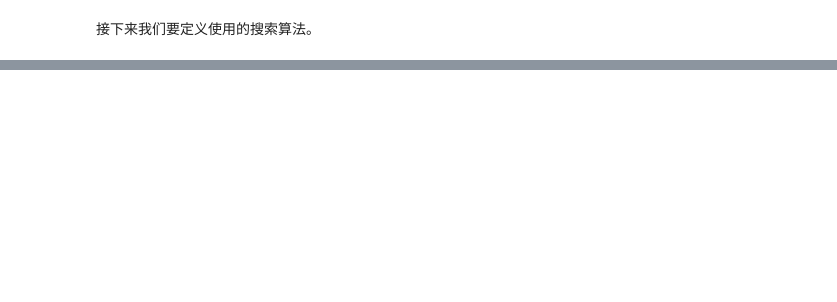
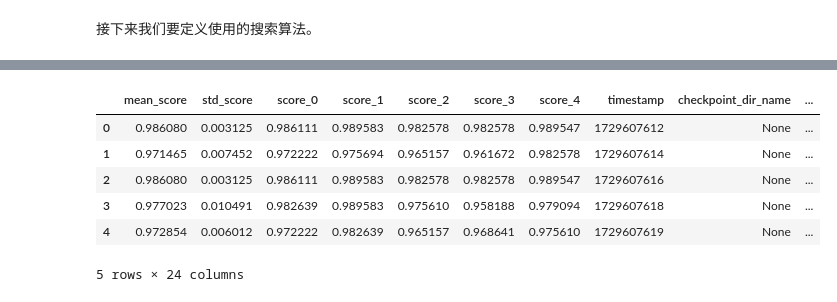
Before and after one commit to Open-Book-Studio/THU-Coursework-Machine-Learning-for-Big-Data, a Jupyter notebook: notebooks/coding_projects/P1_KNN/kd_tree.ipynb, the cells around one changed output, grey strips where cells are left out. Saved outputs shown, nothing was run; the diff lists cells and outputs as text; code cells hidden in the pictures; blank space fills up the shorter version.

```diff
--- a/notebooks/coding_projects/P1_KNN/kd_tree.ipynb
+++ b/notebooks/coding_projects/P1_KNN/kd_tree.ipynb
@@ -375,14 +395,15 @@ search_space = dict(
     # np.random.shuffle(indices)
     # scores = cross_val_score(knn, X_train, y_train, cv=5, scoring='accuracy')
 # %%
+#| export
 # from sklearn.model_selection import cross_val_score
 from sklearn.neighbors import KNeighborsClassifier
 from sklearn.model_selection import KFold
-def evaluate_knn(random_state:int, weights:str, n_neighbors:int, distance_metric:str):
+def evaluate_knn(weights:str, n_neighbors:int, distance_metric:str, random_seed:int = 42):
     knn = KNeighborsClassifier(n_neighbors=n_neighbors, weights=weights, metric=distance_metric)
 
-    # 初始化KFold
-    kf = KFold(n_splits=5, shuffle=True, random_state=random_state)
+    # 使用k fold交叉验证，相当于做了5次独立实验。
+    kf = KFold(n_splits=5, shuffle=True, random_state=random_seed)
 
     # 初始化存储每次交叉验证的分数
     scores = []
@@ -405,7 +426,7 @@ def evaluate_knn(random_state:int, weights:str, n_neighbors:int, distance_metric
         # 计算准确率
         score = accuracy_score(y_test_fold, y_pred)
         scores.append(score)
-    return sum(scores)/len(scores)
+    return scores
 # 测试下函数能不能跑
-evaluate_knn(random_state=43, weights='uniform', n_neighbors=5, distance_metric='euclidean')
+evaluate_knn(random_seed=43, weights='uniform', n_neighbors=5, distance_metric='euclidean')
 # %% [output]
@@ -413,7 +438,12 @@ evaluate_knn(random_state=43, weights='uniform', n_neighbors=5, distance_metric=
-# %%
-# 符合optuna接口
-def objective(meta_parameters):
-    return dict(accuracy=evaluate_knn(**meta_parameters))
+# %%
+#| export
+# 符合optuna接口
+def objective(meta_parameters):
+    scores = evaluate_knn(**meta_parameters)
+    return dict(
+        mean_score=sum(scores)/len(scores),
+        std_score=np.std(scores),
+                )|{f"score_{i}":score for i,score in enumerate(scores)}
 # %% [markdown]
 接下来我们要定义使用的搜索算法。
 # %%
@@ -428,0 +458,14 @@ ModuleNotFoundError: No module named 'colorlog'
+# %%
+#| export
+tuner = tune.Tuner(
+    objective,
+    tune_config=tune.TuneConfig(
+        metric="mean_score",
+        mode="max",
+        num_samples=100,
+        # num_samples=3,
+        search_alg=algo,
+    ),
+    param_space=search_space,
+)
+results:tune.ResultGrid  = tuner.fit()
@@ -428,0 +530,13 @@ ModuleNotFoundError: No module named 'colorlog'
+# %%
+df = results.get_dataframe(
+    filter_metric="mean_score", filter_mode="max"
+)
+df.head()
+# %% [output]
+|  | mean_score | std_score | score_0 | score_1 | score_2 | score_3 | score_4 | timestamp | checkpoint_dir_name | ... |
+| 0 | 0.986080 | 0.003125 | 0.986111 | 0.989583 | 0.982578 | 0.982578 | 0.989547 | 1729607612 | None | ... |
+| 1 | 0.971465 | 0.007452 | 0.972222 | 0.975694 | 0.965157 | 0.961672 | 0.982578 | 1729607614 | None | ... |
+| 2 | 0.986080 | 0.003125 | 0.986111 | 0.989583 | 0.982578 | 0.982578 | 0.989547 | 1729607616 | None | ... |
+| 3 | 0.977023 | 0.010491 | 0.982639 | 0.989583 | 0.975610 | 0.958188 | 0.979094 | 1729607618 | None | ... |
+| 4 | 0.972854 | 0.006012 | 0.972222 | 0.982639 | 0.965157 | 0.968641 | 0.975610 | 1729607619 | None | ... |
+5 rows × 24 columns
```
Also changed, not shown: parts of 23 cells of this notebook.
